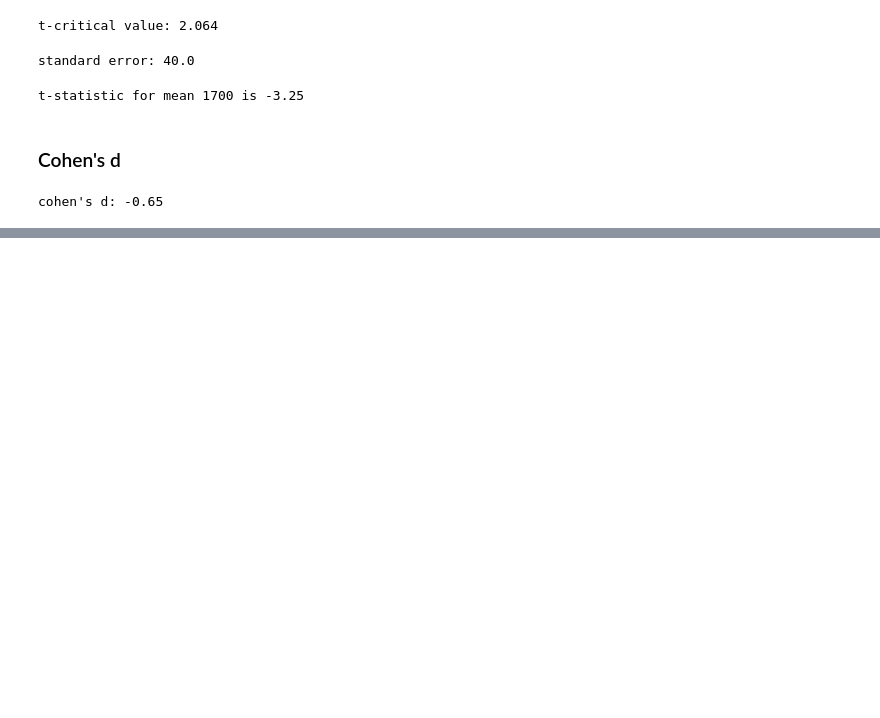
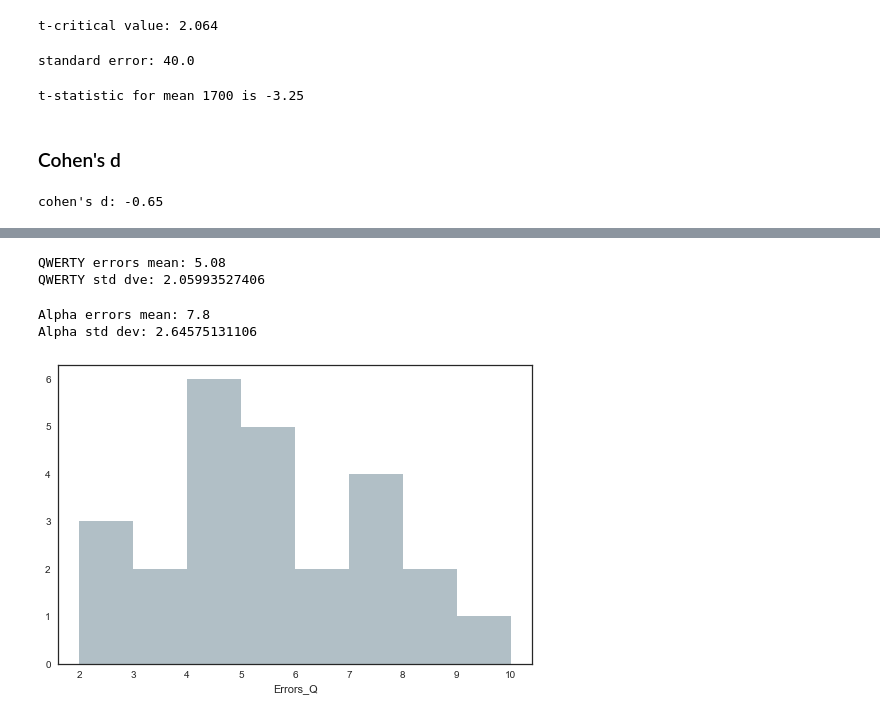
Before and after one commit to mugofjoe/inferential-statistics, a Jupyter notebook: 06 t-Tests Part 1.ipynb, the cells around one changed output, grey strips where cells are left out. Drawn from its saved outputs; the diff is of its cells as text; code cells hidden in the pictures; blank space fills up the shorter version.

```diff
--- a/06 t-Tests Part 1.ipynb
+++ b/06 t-Tests Part 1.ipynb
@@ -366,0 +385,4 @@ cohen's d: -0.65
+# %%
+filepath = '.\\datasets\\keyboards_lesson_10.csv'
+keyboards = pd.read_csv(filepath, names=['Errors_Q', 'Errors_A'], header=0)
+keyboards[:6]
@@ -366,0 +419,31 @@ cohen's d: -0.65
+# %%
+errQ = keyboards['Errors_Q']
+errA = keyboards['Errors_A']
+# %%
+errQ_n = len(errQ)
+errQ_dof = errQ_n - 1
+errQ_mean = np.mean(errQ)
+errQ_std  = np.std(errQ, ddof=1)
+
+print "QWERTY errors mean: {0}".format(errQ_mean)
+print "QWERTY std dev: {0}".format(errQ_std)
+# %% [output]
+QWERTY errors mean: 5.08
+QWERTY std dve: 2.05993527406
+# %%
+errA_n = len(errA)
+errA_dof = errA_n - 1
+errA_mean = np.mean(errA)
+errA_std  = np.std(errA, ddof=1)
+
+print "Alpha errors mean: {0}".format(errA_mean)
+print "Alpha std dev: {0}".format(errA_std)
+# %% [output]
+Alpha errors mean: 7.8
+Alpha std dev: 2.64575131106
+# %%
+sns.distplot(errQ, bins=8,\
+             hist_kws={"alpha": 0.7, "color": current_palette},\
+             kde=False);
+# %% [output]
+[figure, added]
```
Also changed, not shown: parts of 12 cells of this notebook.
